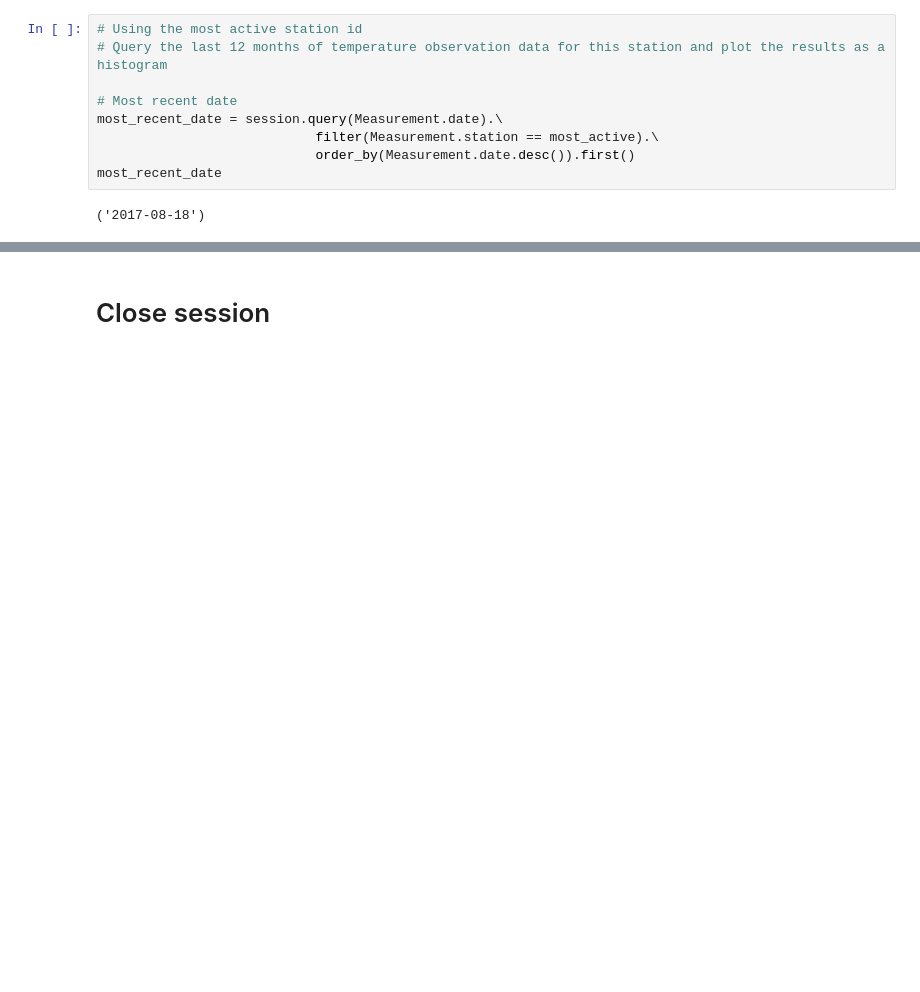
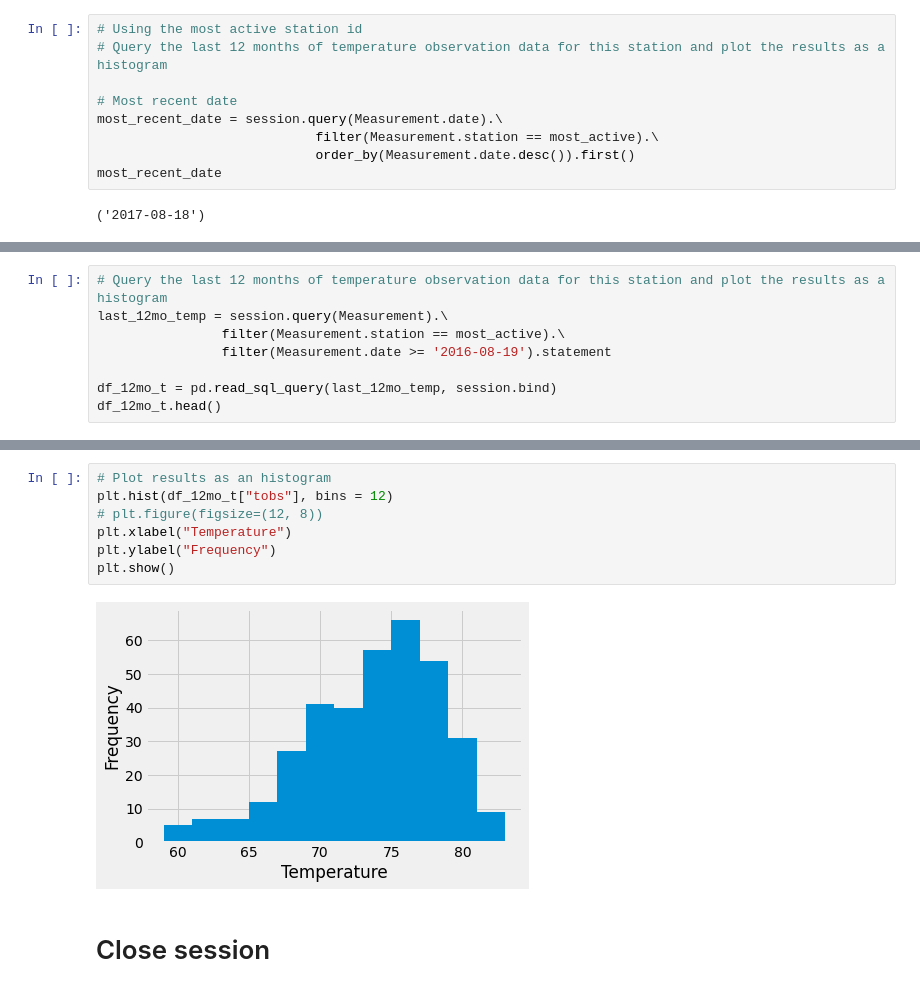
Before and after one commit to Nunez77/sqlalchemy-challenge, a Jupyter notebook: climate_starter.ipynb, the cells around one changed output, grey strips where cells are left out. Saved outputs shown, nothing was run; the diff lists cells and outputs as text; blank space fills up the shorter version.

Commit message:
Histogram Ready

```diff
--- a/climate_starter.ipynb
+++ b/climate_starter.ipynb
@@ -160,0 +145,8 @@ df12mo_temp.head()
+# %%
+# Query the last 12 months of temperature observation data for this station and plot the results as a histogram
+last_12mo_temp = session.query(Measurement).\
+                filter(Measurement.station == most_active).\
+                filter(Measurement.date >= '2016-08-19').statement
+
+df_12mo_t = pd.read_sql_query(last_12mo_temp, session.bind)
+df_12mo_t.head()
@@ -161,3 +160,12 @@ df12mo_temp.head()
+# %%
+# Plot results as an histogram
+plt.hist(df_12mo_t["tobs"], bins = 12)
+# plt.figure(figsize=(12, 8))
+plt.xlabel("Temperature")
+plt.ylabel("Frequency")
+plt.show()
+# %% [output]
+[figure, added]
 # %% [markdown]
 # Close session
 # %%
```
Also changed, not shown: parts of 3 cells of this notebook.
